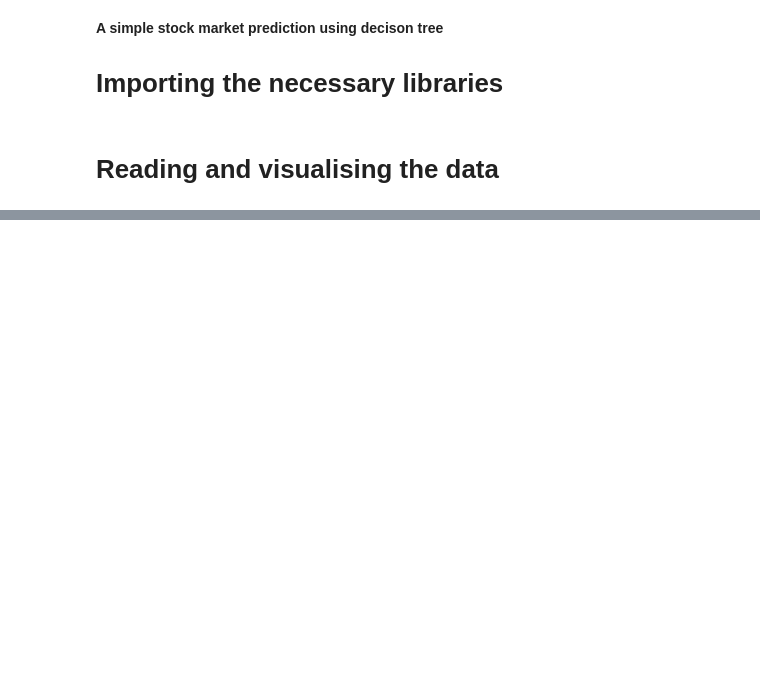
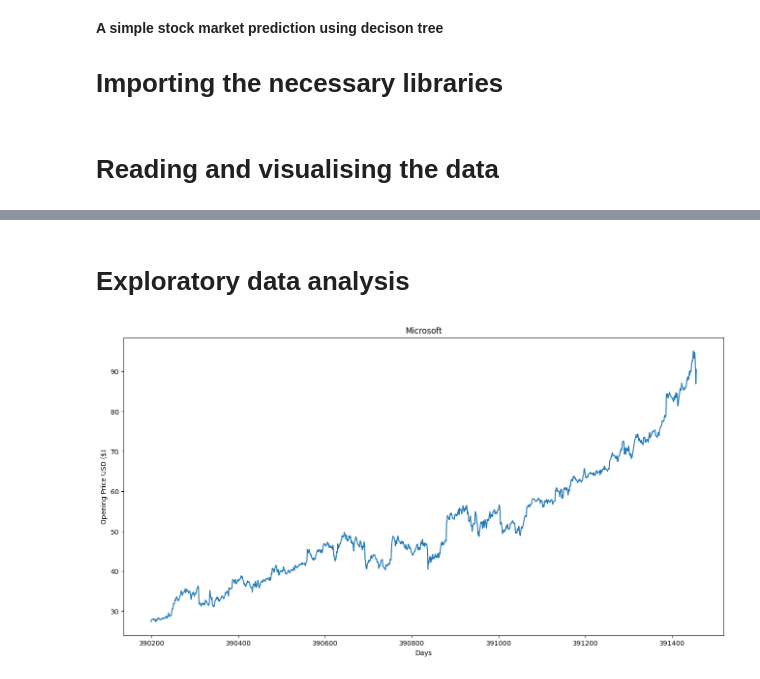
Before and after one commit to iuliatuduce1/market-prediction, a Jupyter notebook: MarketAnalysis.ipynb, the cells around one changed output, grey strips where cells are left out. Drawn from its saved outputs; the diff is of its cells as text; code cells hidden in the pictures; blank space fills up the shorter version.

```diff
--- a/MarketAnalysis.ipynb
+++ b/MarketAnalysis.ipynb
@@ -52,0 +60,12 @@ df.describe()
+# %% [markdown]
+# Exploratory data analysis
+# %%
+# Visualizing the opening prices of the data.
+plt.figure(figsize=(16,8))
+plt.title('Microsoft')
+plt.xlabel('Days')
+plt.ylabel('Opening Price USD ($)')
+plt.plot(df_msft['open'])
+plt.show()
+# %% [output]
+[figure, added]
```
Also changed, not shown: parts of 29 cells of this notebook, 1 other file.
